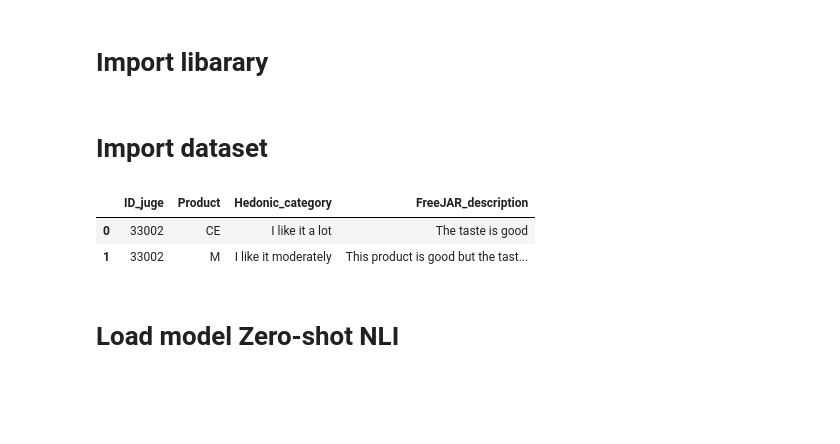
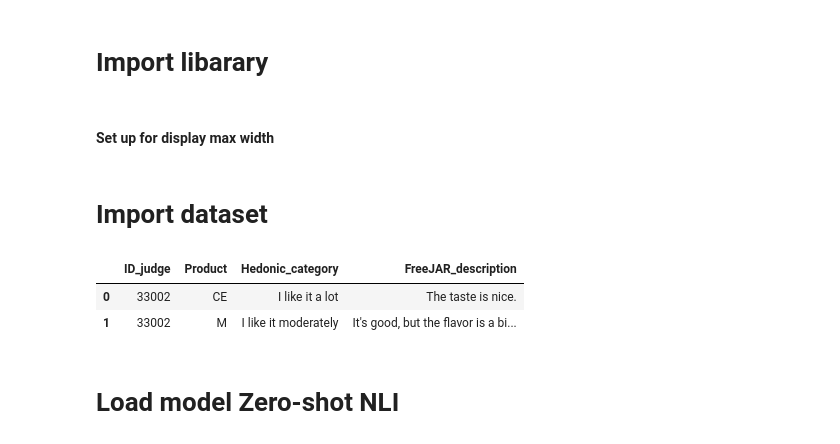
Before and after one commit to phucle103198/PARRA, a Jupyter notebook: notebook/AssessConsistencyData.ipynb, the cells around one changed output. Saved outputs shown, nothing was run; the diff lists cells and outputs as text; code cells hidden in the pictures; blank space fills up the shorter version.

```diff
--- a/notebook/AssessConsistencyData.ipynb
+++ b/notebook/AssessConsistencyData.ipynb
@@ -15,16 +15,21 @@ from tqdm import tqdm
 
 import warnings
 warnings.filterwarnings("ignore")
+# %% [markdown]
+#### Set up for display max width
+# %%
+pd.set_option('display.max_colwidth', None)
+pd.set_option('display.max_rows', None)
 # %% [markdown]
 # Import dataset
 # %%
 ## Read data
-df = pd.read_excel("../data/Cheese.xlsx", sheet_name="Sheet1")
+df = pd.read_excel("../data/Cheese_short.xlsx", sheet_name="Sheet1")
 df.head(2)
 # %% [output]
-|  | ID_juge | Product | Hedonic_category | FreeJAR_description |
-| 0 | 33002 | CE | I like it a lot | The taste is good |
-| 1 | 33002 | M | I like it moderately | This product is good but the tast... |
+|  | ID_judge | Product | Hedonic_category | FreeJAR_description |
+| 0 | 33002 | CE | I like it a lot | The taste is nice. |
+| 1 | 33002 | M | I like it moderately | It's good, but the flavor is a bi... |
 # %% [markdown]
 # Load model Zero-shot NLI
 # %% [markdown]
```
Also changed, not shown: parts of 22 cells of this notebook, 2 other files.
